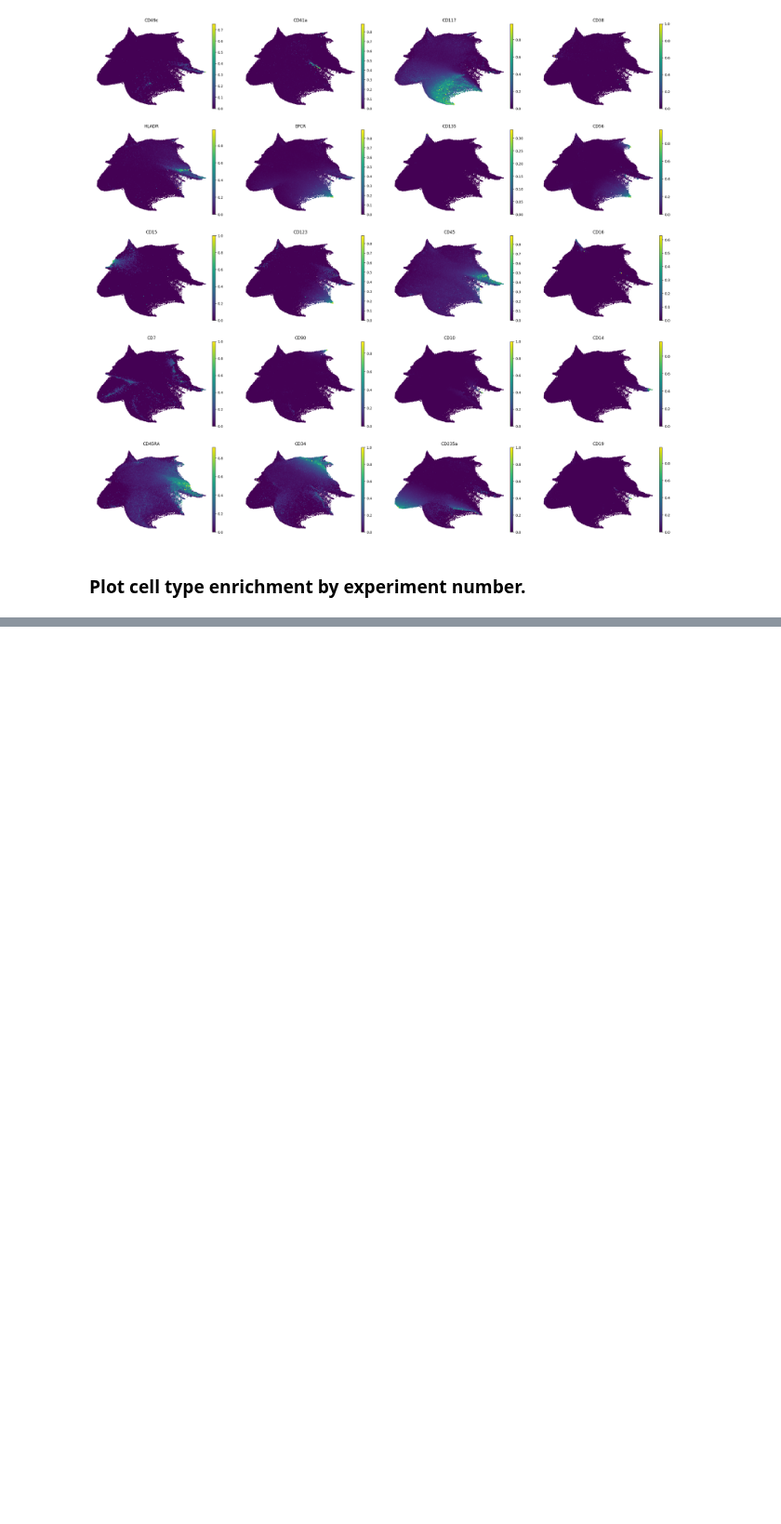
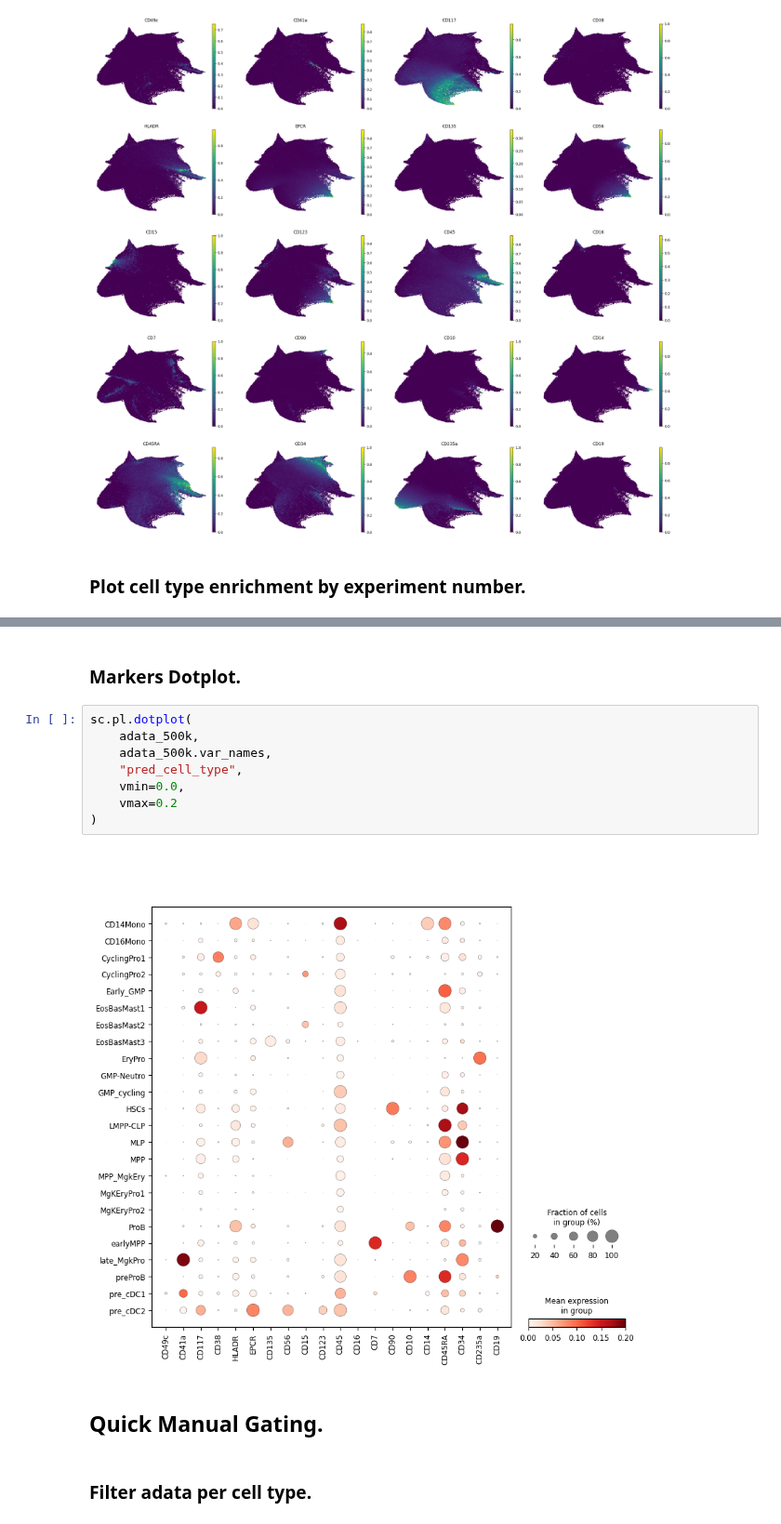
Before and after one commit to theislab/LabCompass-reproducibility, a Jupyter notebook: data_analysis/loop3/load_data.ipynb, the cells around one changed output, grey strips where cells are left out. Shown at 93% size. Drawn from its saved outputs; the diff is of its cells as text; blank space fills up the shorter version.

```diff
--- a/data_analysis/loop3/load_data.ipynb
+++ b/data_analysis/loop3/load_data.ipynb
@@ -195,0 +219,16 @@ plt.show()
+# %% [markdown]
+### Markers Dotplot.
+# %%
+sc.pl.dotplot(
+    adata_500k,
+    adata_500k.var_names,
+    "pred_cell_type",
+    vmin=0.0,
+    vmax=0.2
+)
+# %% [output]
+[figure, added]
+# %% [markdown]
+## Quick Manual Gating.
+# %% [markdown]
+### Filter adata per cell type.
```
Also changed, not shown: parts of 10 cells of this notebook.
